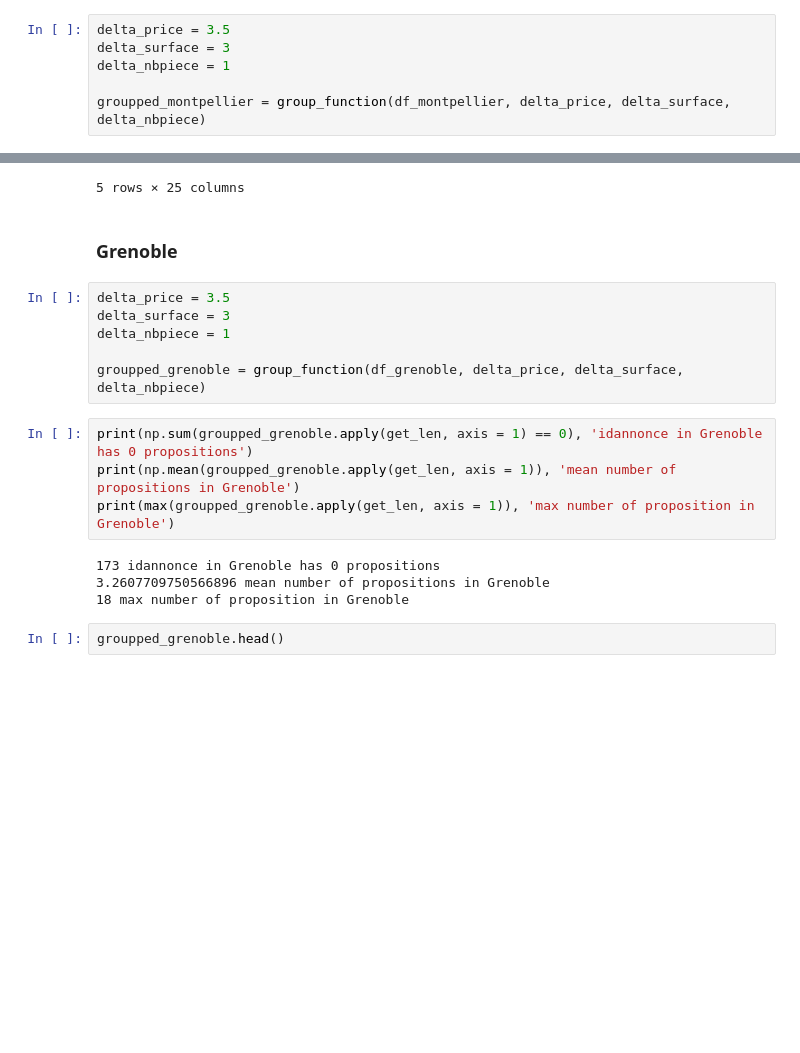
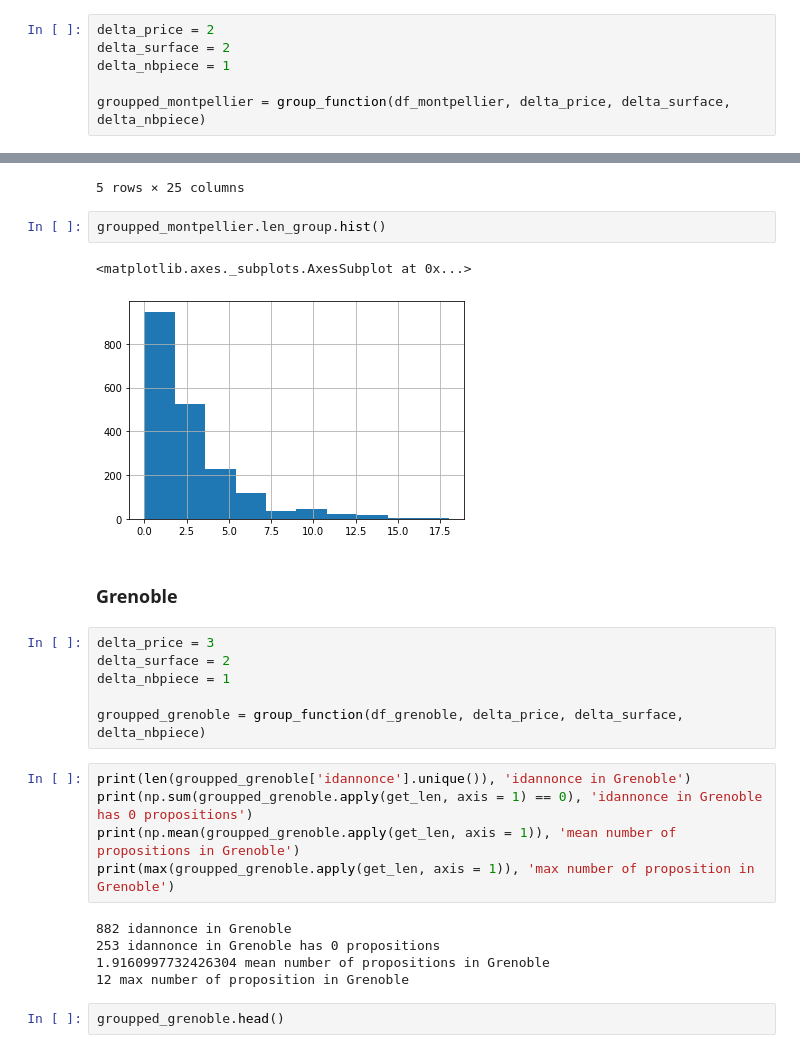
Before and after one commit to sl-jeanchristophecazes/ppty_goldset, a Jupyter notebook: notebooks/gold_set_construction-3.ipynb, the cells around one changed output, grey strips where cells are left out. Drawn from its saved outputs; the diff is of its cells as text; blank space fills up the shorter version.

```diff
--- a/notebooks/gold_set_construction-3.ipynb
+++ b/notebooks/gold_set_construction-3.ipynb
@@ -250,8 +316,8 @@ groupped_paris18.head()
 # %% [markdown]
 ### Montpellier
 # %%
-delta_price = 3.5
-delta_surface = 3
+delta_price = 2
+delta_surface = 2
 delta_nbpiece = 1
 
 groupped_montpellier = group_function(df_montpellier, delta_price, delta_surface, delta_nbpiece)
@@ -273,22 +341,29 @@ groupped_montpellier.head()
 | 1853 | 154506007 | 34000 | Montpellier | 340172.0 | appartement d exception dans resi... | 650000.0 | 93.0 | NaN | 4.0 | ... |
 | 1854 | 153597569 | 34430 | Saint Jean de Vedas | 340270.0 | st jean de vedas proche de l a de... | 399000.0 | 110.0 | 2018.0 | 4.0 | ... |
 5 rows × 25 columns
+# %%
+groupped_montpellier.len_group.hist()
+# %% [output]
+<matplotlib.axes._subplots.AxesSubplot at 0x...>
+[figure, added]
 # %% [markdown]
 ### Grenoble
 # %%
-delta_price = 3.5
-delta_surface = 3
+delta_price = 3
+delta_surface = 2
 delta_nbpiece = 1
 
 groupped_grenoble = group_function(df_grenoble, delta_price, delta_surface, delta_nbpiece)
 # %%
+print(len(groupped_grenoble['idannonce'].unique()), 'idannonce in Grenoble')
 print(np.sum(groupped_grenoble.apply(get_len, axis = 1) == 0), 'idannonce in Grenoble has 0 propositions')
 print(np.mean(groupped_grenoble.apply(get_len, axis = 1)), 'mean number of propositions in Grenoble')
 print(max(groupped_grenoble.apply(get_len, axis = 1)), 'max number of proposition in Grenoble')
 # %% [output]
-173 idannonce in Grenoble has 0 propositions
-3.2607709750566896 mean number of propositions in Grenoble
-18 max number of proposition in Grenoble
+882 idannonce in Grenoble
+253 idannonce in Grenoble has 0 propositions
+1.9160997732426304 mean number of propositions in Grenoble
+12 max number of proposition in Grenoble
 # %%
 groupped_grenoble.head()
 # %% [output]
```
Also changed, not shown: parts of 21 cells of this notebook.
